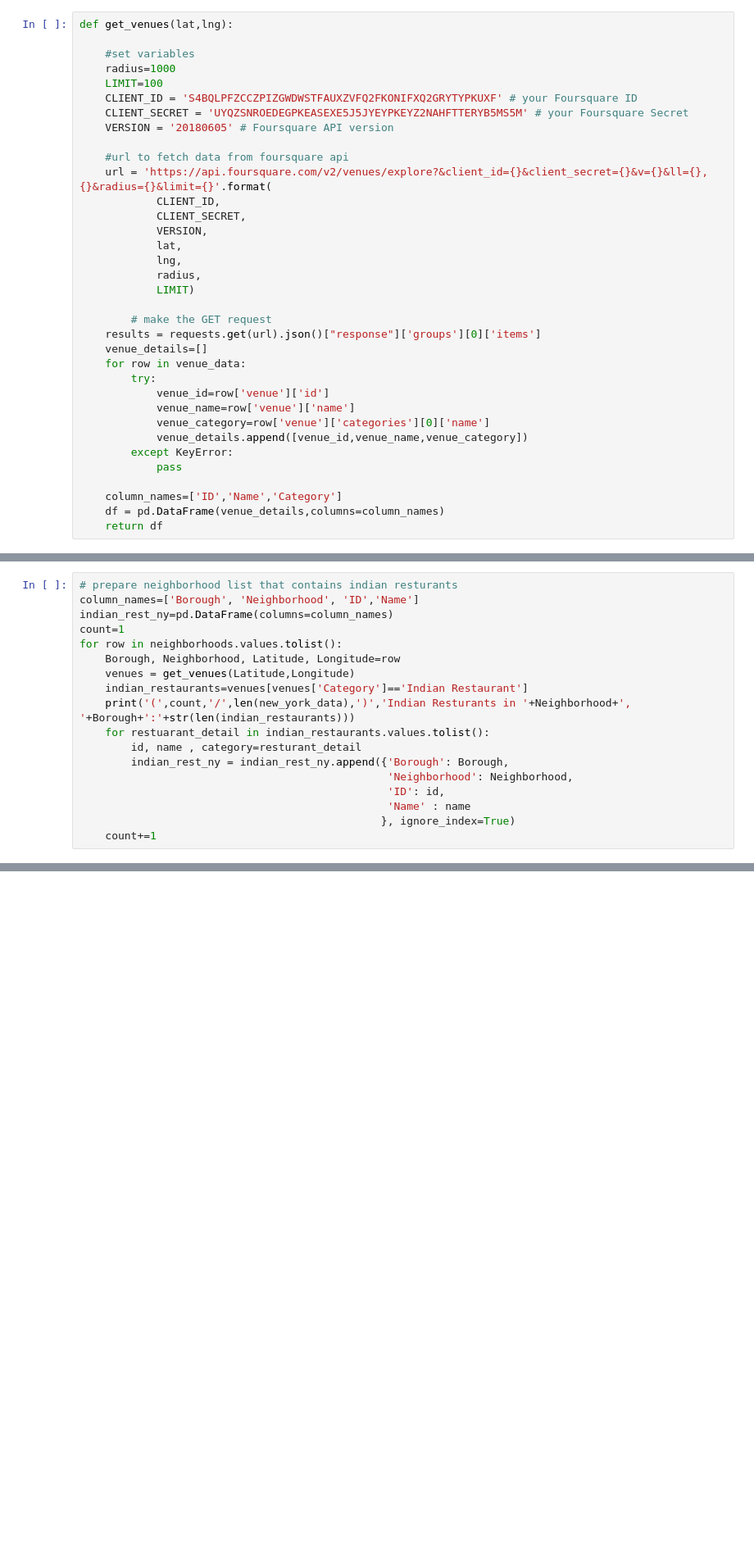
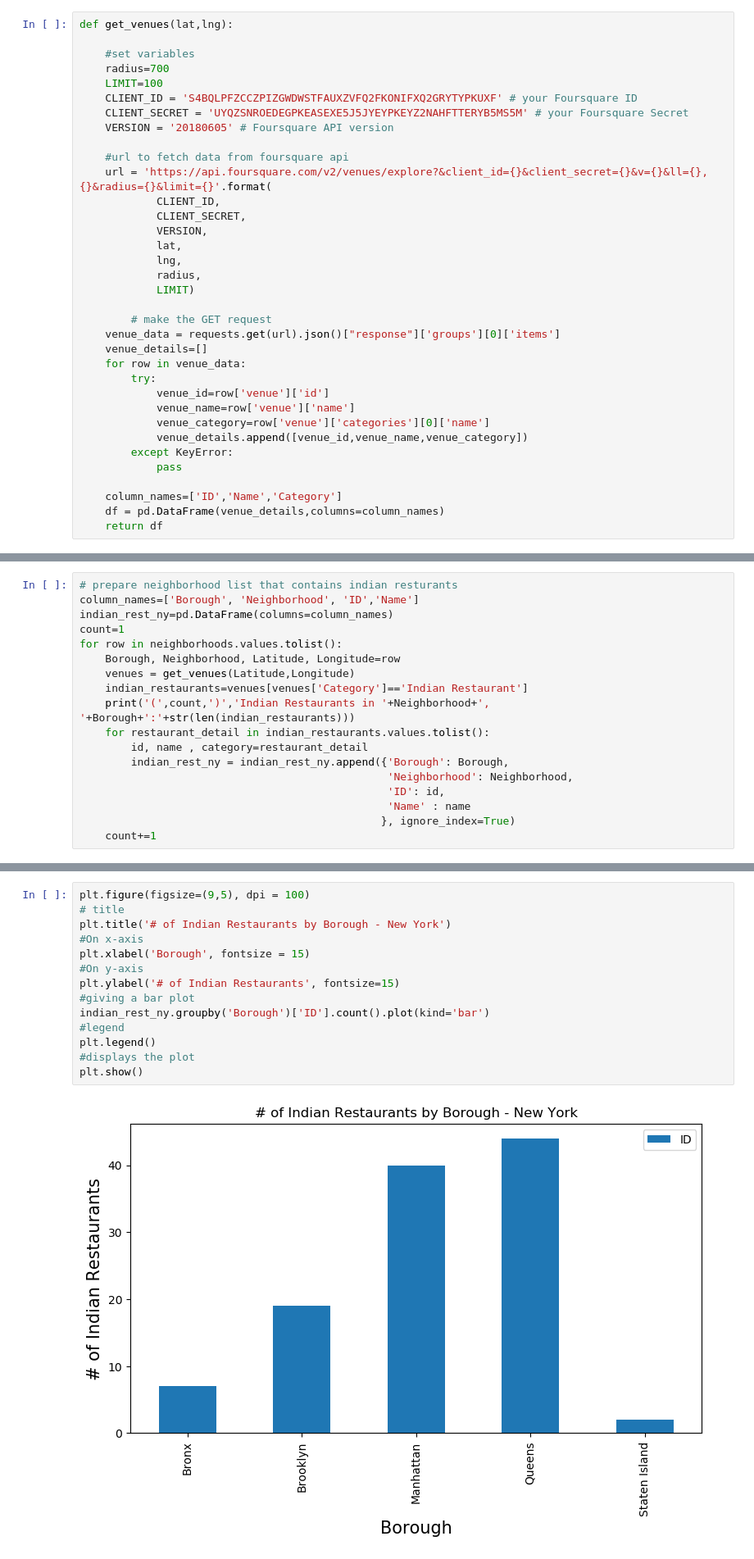
Before and after one commit to shobhark1/Coursera-Capstone, a Jupyter notebook: Battle of Neighborhoods Final.ipynb, the cells around one changed output, grey strips where cells are left out. Shown at 82% size. Cells and saved outputs as stored; diff of their text form; blank space fills up the shorter version.

```diff
--- a/Battle of Neighborhoods Final.ipynb
+++ b/Battle of Neighborhoods Final.ipynb
@@ -58,7 +76,7 @@ def geo_location(address):
 def get_venues(lat,lng):
 
     #set variables
-    radius=1000
+    radius=700
     LIMIT=100
     CLIENT_ID = 'S4BQLPFZCCZPIZGWDWSTFAUXZVFQ2FKONIFXQ2GRYTYPKUXF' # your Foursquare ID
     CLIENT_SECRET = 'UYQZSNROEDEGPKEASEXE5J5JYEYPKEYZ2NAHFTTERYB5MS5M' # your Foursquare Secret
@@ -75,7 +93,7 @@ def get_venues(lat,lng):
             LIMIT)
 
         # make the GET request
-    results = requests.get(url).json()["response"]['groups'][0]['items']
+    venue_data = requests.get(url).json()["response"]['groups'][0]['items']
     venue_details=[]
     for row in venue_data:
         try:
@@ -198,9 +236,9 @@ for row in neighborhoods.values.tolist():
     Borough, Neighborhood, Latitude, Longitude=row
     venues = get_venues(Latitude,Longitude)
     indian_restaurants=venues[venues['Category']=='Indian Restaurant']
-    print('(',count,'/',len(new_york_data),')','Indian Resturants in '+Neighborhood+', '+Borough+':'+str(len(indian_restaurants)))
-    for restuarant_detail in indian_restaurants.values.tolist():
-        id, name , category=resturant_detail
+    print('(',count,')','Indian Restaurants in '+Neighborhood+', '+Borough+':'+str(len(indian_restaurants)))
+    for restaurant_detail in indian_restaurants.values.tolist():
+        id, name , category=restaurant_detail
         indian_rest_ny = indian_rest_ny.append({'Borough': Borough,
                                                 'Neighborhood': Neighborhood,
                                                 'ID': id,
@@ -224,0 +285,16 @@ KeyError: 'groups'
+# %%
+plt.figure(figsize=(9,5), dpi = 100)
+# title
+plt.title('# of Indian Restaurants by Borough - New York')
+#On x-axis
+plt.xlabel('Borough', fontsize = 15)
+#On y-axis
+plt.ylabel('# of Indian Restaurants', fontsize=15)
+#giving a bar plot
+indian_rest_ny.groupby('Borough')['ID'].count().plot(kind='bar')
+#legend
+plt.legend()
+#displays the plot
+plt.show()
+# %% [output]
+[figure, added]
```
Also changed, not shown: parts of 71 cells of this notebook, 7 other files.
